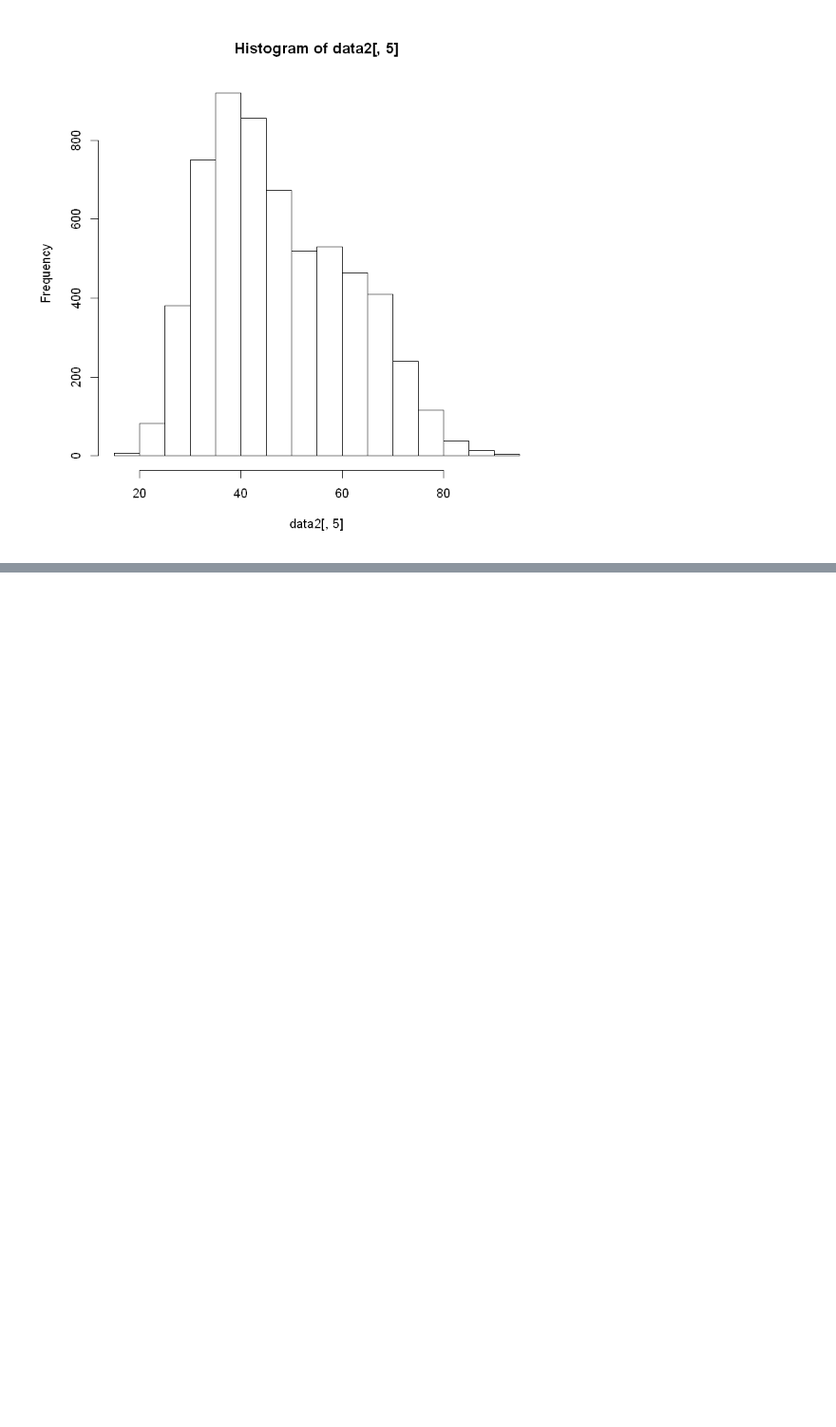
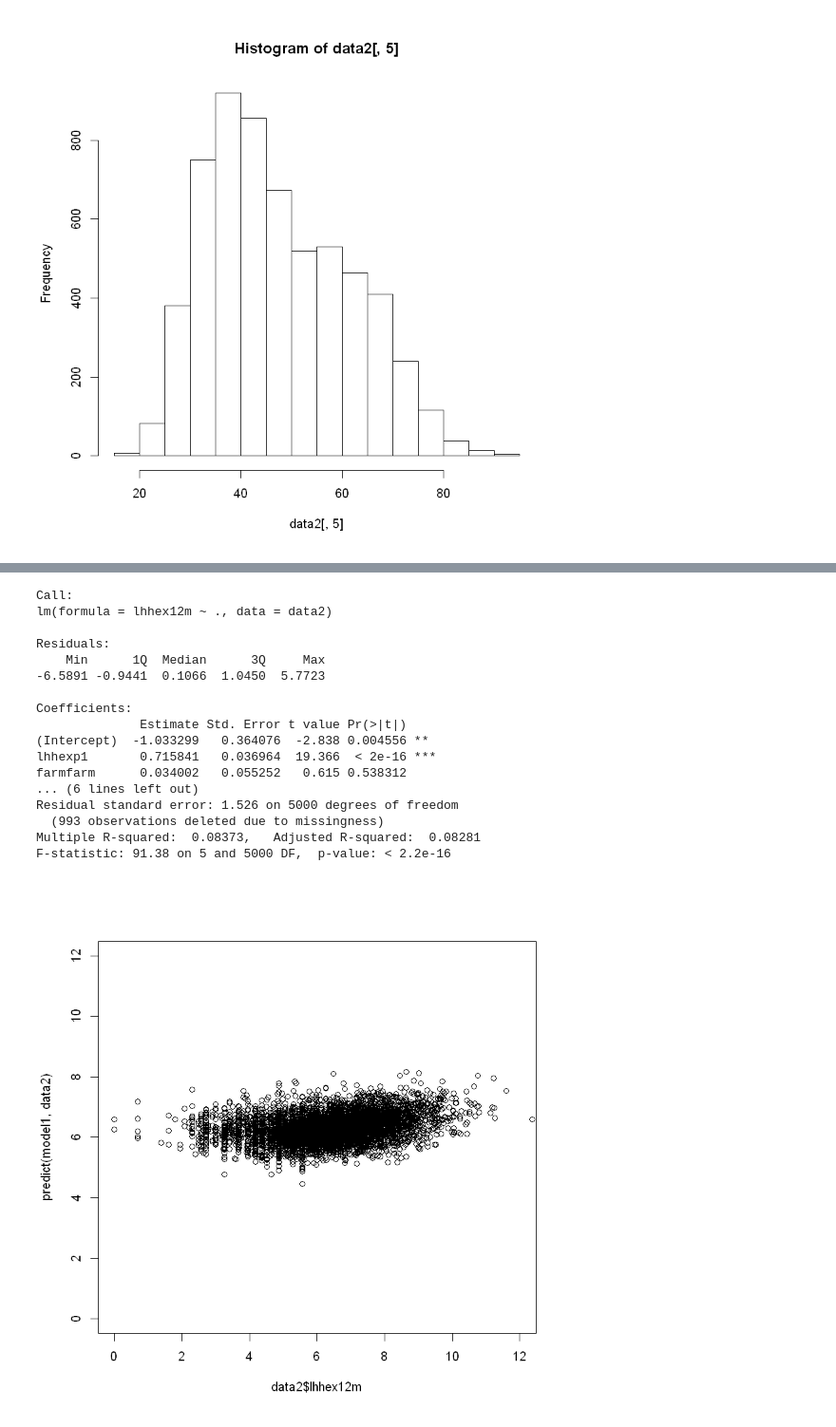
Before and after one commit to magicbeans817/ecox1, a Jupyter notebook: HW1.ipynb, the cells around one changed output, grey strips where cells are left out. Shown: that part at 95% size. Cells and saved outputs as stored; diff of their text form; code cells hidden in the pictures; blank space fills up the shorter version.

```diff
--- a/HW1.ipynb
+++ b/HW1.ipynb
@@ -346,0 +352,27 @@ hist(data2[,5])
+# %%
+model1 <- lm(lhhex12m ~ . ,data = data2)
+summary(model1)
+
+#plot of real values and fitted values
+plot(data2$lhhex12m,predict(model1, data2), xlim = c(0,12), ylim = c(0,12))
+#plot of error terms and fitted values
+plot(data2$lhhex12m,predict(model1,data2)-data2$lhhex12m, xlim = c(0,12), ylim = c(-7,7))
+# %% [output]
+Call:
+lm(formula = lhhex12m ~ ., data = data2)
+
+Residuals:
+    Min      1Q  Median      3Q     Max
+-6.5891 -0.9441  0.1066  1.0450  5.7723
+
+Coefficients:
+              Estimate Std. Error t value Pr(>|t|)
+(Intercept)  -1.033299   0.364076  -2.838 0.004556 **
+lhhexp1       0.715841   0.036964  19.366  < 2e-16 ***
+farmfarm      0.034002   0.055252   0.615 0.538312
+... (6 lines left out)
+Residual standard error: 1.526 on 5000 degrees of freedom
+  (993 observations deleted due to missingness)
+Multiple R-squared:  0.08373,   Adjusted R-squared:  0.08281
+F-statistic: 91.38 on 5 and 5000 DF,  p-value: < 2.2e-16
+[figure, added]
```
Also changed, not shown: parts of 4 cells of this notebook.
